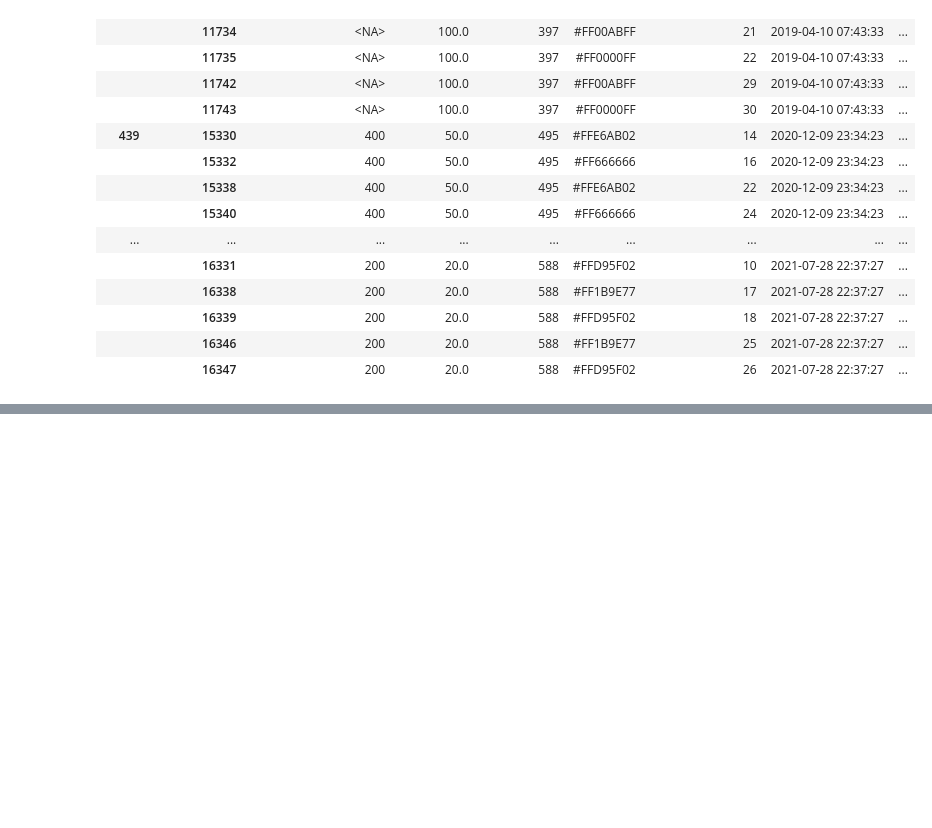
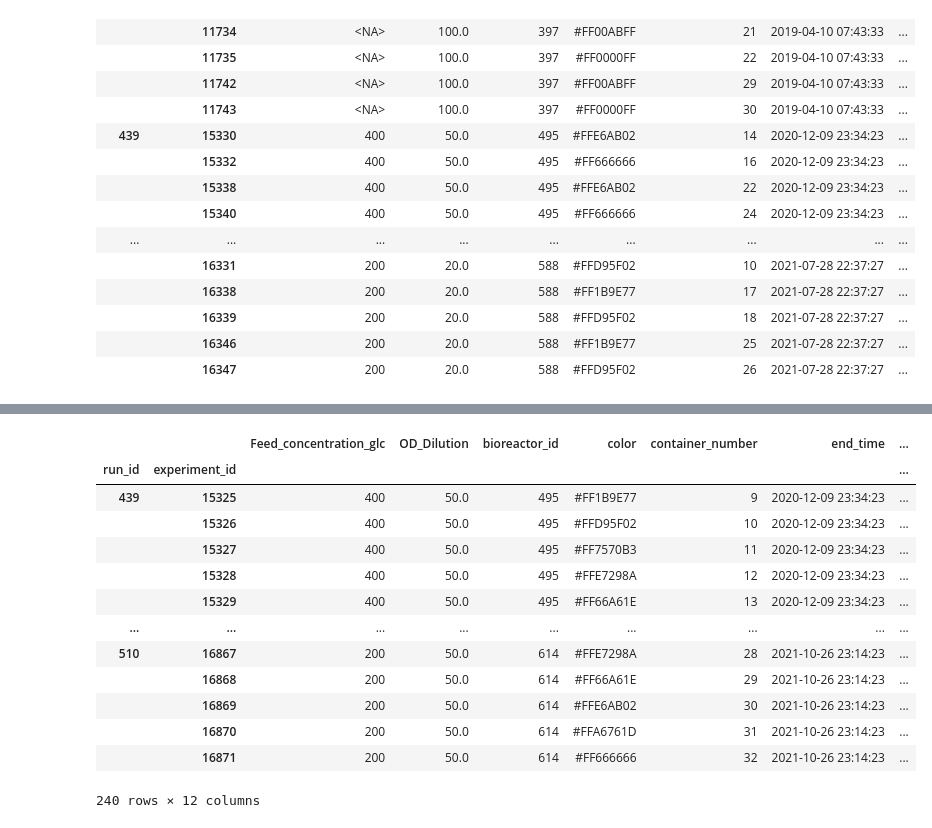
Before and after one commit to randolf-scholz/tsdm, a Jupyter notebook: dev/datasets/kiwi_experiments_and_run_355.ipynb, the cells around one changed output, grey strips where cells are left out. Cells and saved outputs as stored; diff of their text form; code cells hidden in the pictures; blank space fills up the shorter version.

```diff
--- a/dev/datasets/kiwi_experiments_and_run_355.ipynb
+++ b/dev/datasets/kiwi_experiments_and_run_355.ipynb
@@ -964,0 +1036,18 @@ md
+# %%
+# remove run_id 355
+md = md.drop(355)
+# %% [output]
+|  |  | Feed_concentration_glc | OD_Dilution | bioreactor_id | color | container_number | end_time | ... |
+| run_id | experiment_id |  |  |  |  |  |  | ... |
+| 439 | 15325 | 400 | 50.0 | 495 | #FF1B9E77 | 9 | 2020-12-09 23:34:23 | ... |
+|  | 15326 | 400 | 50.0 | 495 | #FFD95F02 | 10 | 2020-12-09 23:34:23 | ... |
+|  | 15327 | 400 | 50.0 | 495 | #FF7570B3 | 11 | 2020-12-09 23:34:23 | ... |
+|  | 15328 | 400 | 50.0 | 495 | #FFE7298A | 12 | 2020-12-09 23:34:23 | ... |
+|  | 15329 | 400 | 50.0 | 495 | #FF66A61E | 13 | 2020-12-09 23:34:23 | ... |
+| ... | ... | ... | ... | ... | ... | ... | ... | ... |
+| 510 | 16867 | 200 | 50.0 | 614 | #FFE7298A | 28 | 2021-10-26 23:14:23 | ... |
+|  | 16868 | 200 | 50.0 | 614 | #FF66A61E | 29 | 2021-10-26 23:14:23 | ... |
+|  | 16869 | 200 | 50.0 | 614 | #FFE6AB02 | 30 | 2021-10-26 23:14:23 | ... |
+|  | 16870 | 200 | 50.0 | 614 | #FFA6761D | 31 | 2021-10-26 23:14:23 | ... |
+|  | 16871 | 200 | 50.0 | 614 | #FF666666 | 32 | 2021-10-26 23:14:23 | ... |
+240 rows × 12 columns
```
Also changed, not shown: parts of 21 cells of this notebook, 28 other files.
